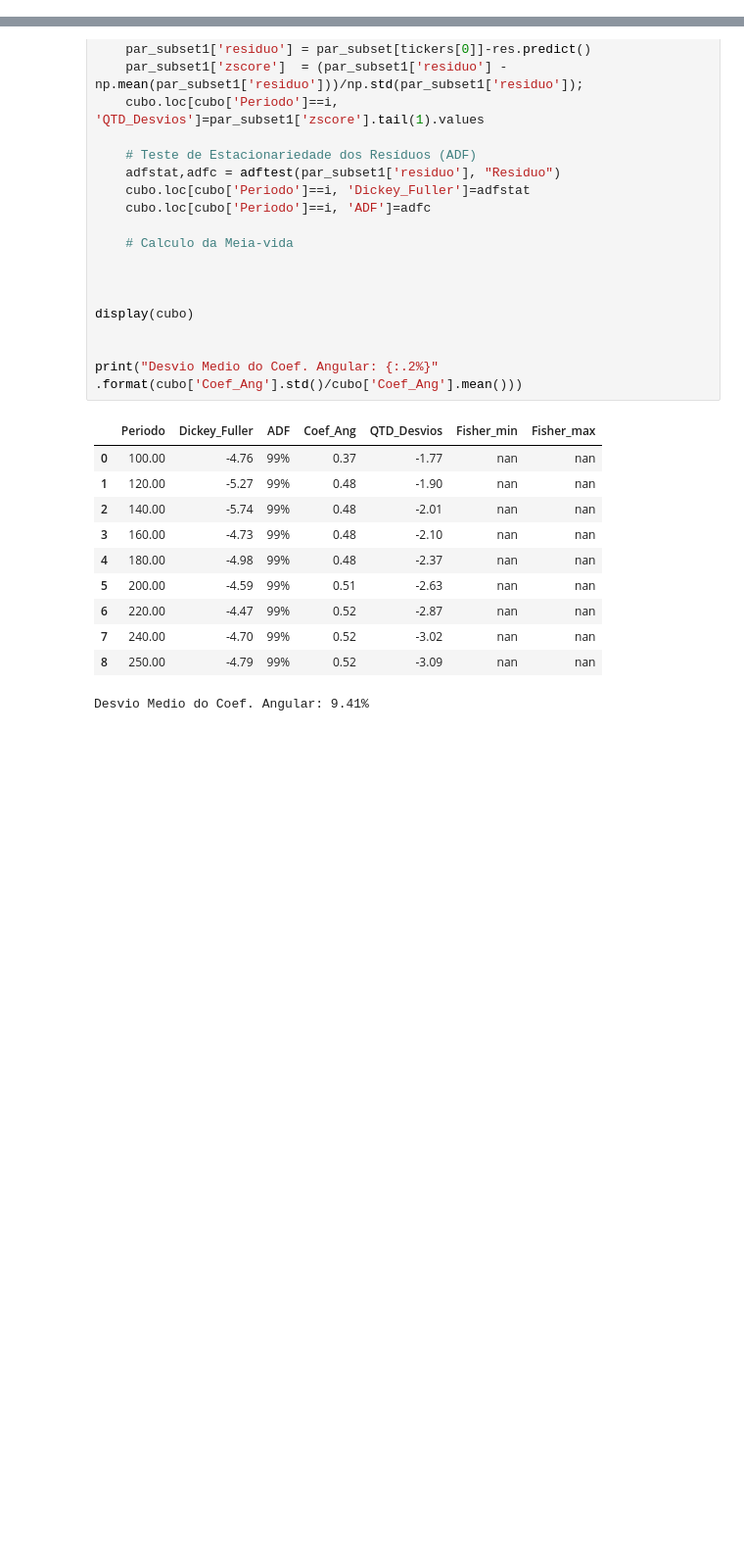
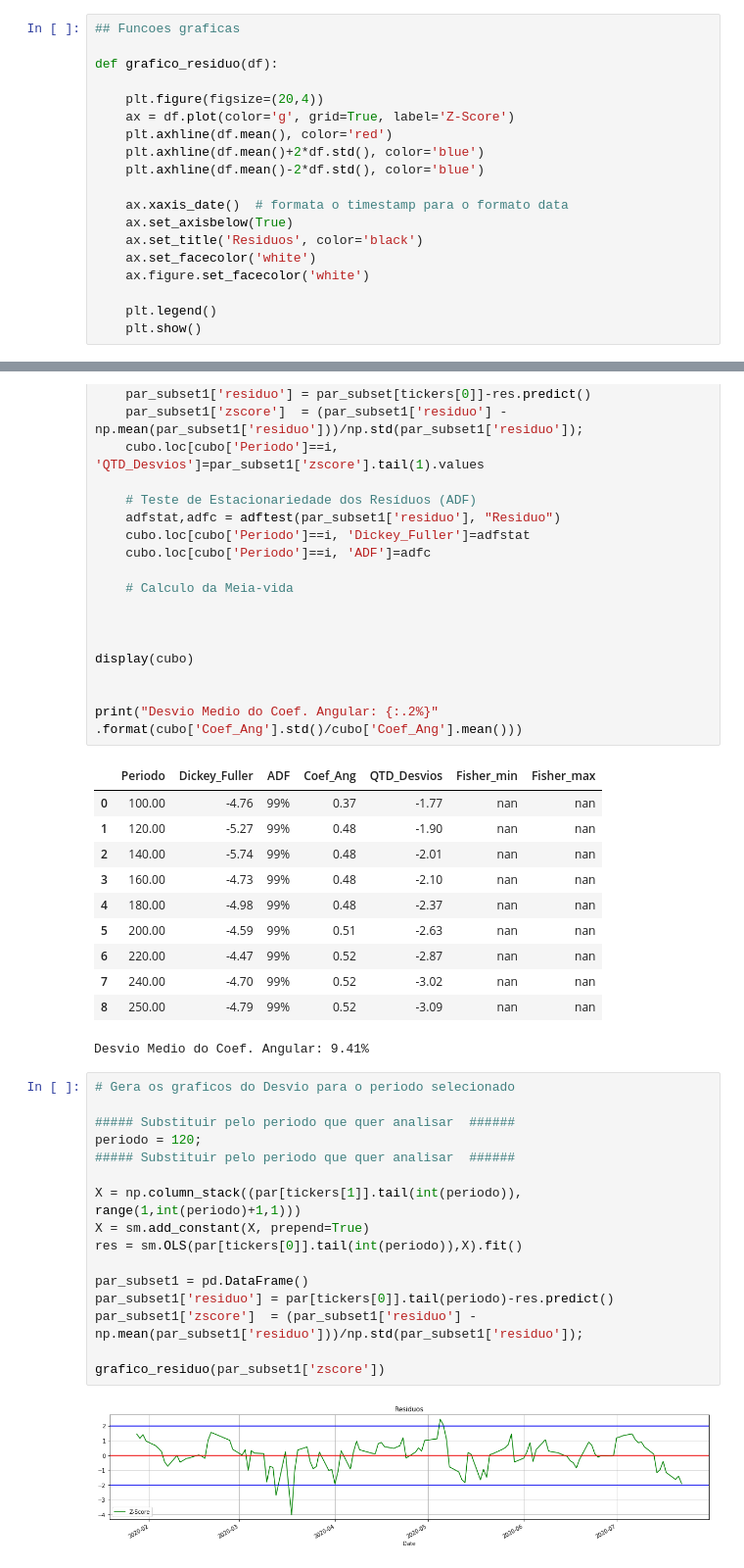
Before and after one commit to ra024940/Cointegration-Trading, a Jupyter notebook: Validacao_Quantgo.ipynb, the cells around one changed output, grey strips where cells are left out. Shown: that part at 98% size. Saved outputs shown, nothing was run; the diff lists cells and outputs as text; blank space fills up the shorter version.

```diff
--- a/Validacao_Quantgo.ipynb
+++ b/Validacao_Quantgo.ipynb
@@ -55,6 +55,25 @@ def adftest(df,ativo):
     else:                        adfc='0%'
 
     return adf[0], adfc;
+# %%
+## Funcoes graficas
+
+def grafico_residuo(df):
+
+    plt.figure(figsize=(20,4))
+    ax = df.plot(color='g', grid=True, label='Z-Score')
+    plt.axhline(df.mean(), color='red')
+    plt.axhline(df.mean()+2*df.std(), color='blue')
+    plt.axhline(df.mean()-2*df.std(), color='blue')
+
+    ax.xaxis_date()  # formata o timestamp para o formato data
+    ax.set_axisbelow(True)
+    ax.set_title('Residuos', color='black')
+    ax.set_facecolor('white')
+    ax.figure.set_facecolor('white')
+
+    plt.legend()
+    plt.show()
 # %%
 
 tickers = ['ENAT3.SA', 'BRAP4.SA'];
@@ -120,3 +139,21 @@ print("Desvio Medio do Coef. Angular: {:.2%}" .format(cubo['Coef_Ang'].std()/cub
 | 7 | 240.00 | -4.70 | 99% | 0.52 | -3.02 | nan | nan |
 | 8 | 250.00 | -4.79 | 99% | 0.52 | -3.09 | nan | nan |
 Desvio Medio do Coef. Angular: 9.41%
+# %%
+# Gera os graficos do Desvio para o periodo selecionado
+
+##### Substituir pelo periodo que quer analisar  ######
+periodo = 120;
+##### Substituir pelo periodo que quer analisar  ######
+
+X = np.column_stack((par[tickers[1]].tail(int(periodo)), range(1,int(periodo)+1,1)))
+X = sm.add_constant(X, prepend=True)
+res = sm.OLS(par[tickers[0]].tail(int(periodo)),X).fit()
+
+par_subset1 = pd.DataFrame()
+par_subset1['residuo'] = par[tickers[0]].tail(periodo)-res.predict()
+par_subset1['zscore']  = (par_subset1['residuo'] - np.mean(par_subset1['residuo']))/np.std(par_subset1['residuo']);
+
+grafico_residuo(par_subset1['zscore'])
+# %% [output]
+[figure, added]
```
